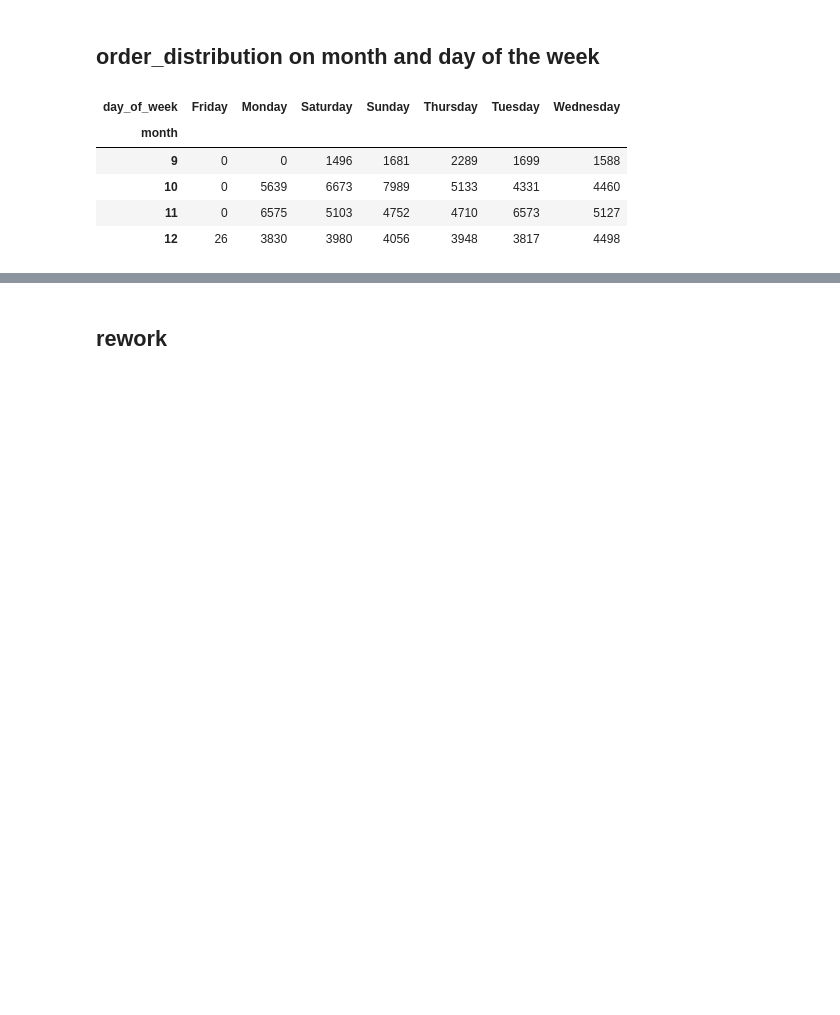
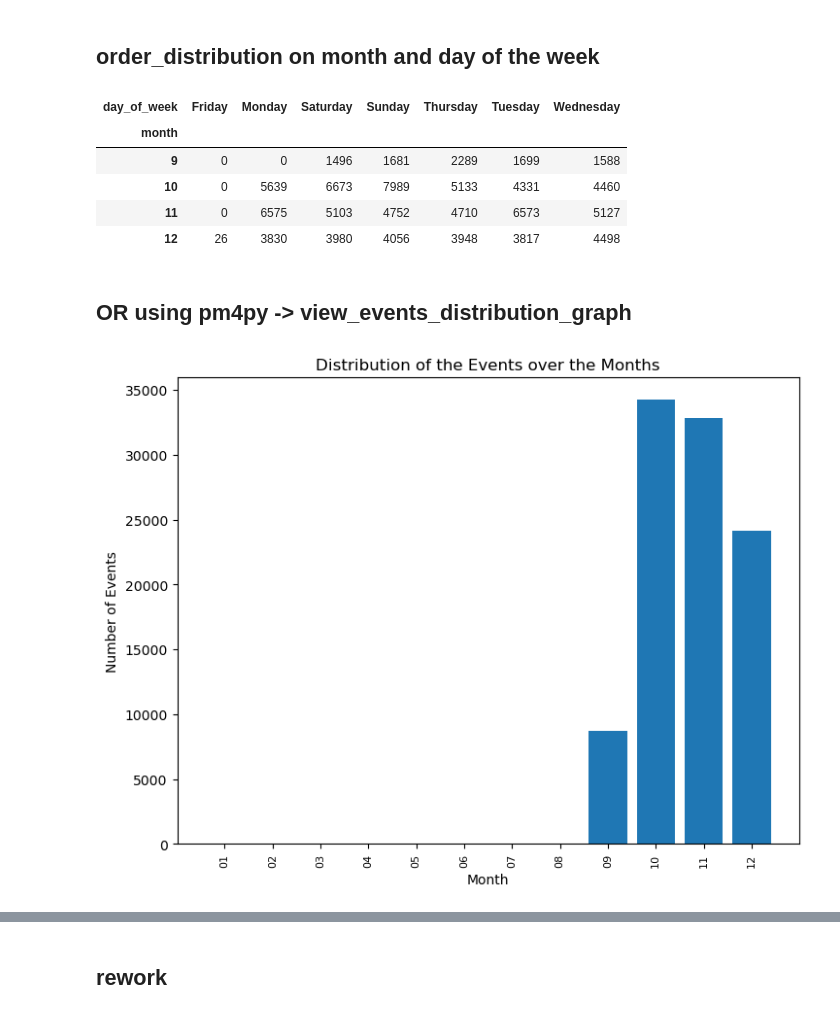
Before and after one commit to Mahdipoorjahangiri/ProcessMiningProject, a Jupyter notebook: main.ipynb, the cells around one changed output, grey strips where cells are left out. Cells and saved outputs as stored; diff of their text form; code cells hidden in the pictures; blank space fills up the shorter version.

Commit message:
add view_events_distribution_graph

```diff
--- a/main.ipynb
+++ b/main.ipynb
@@ -208,3 +208,10 @@ order_distribution
 | 10 | 0 | 5639 | 6673 | 7989 | 5133 | 4331 | 4460 |
 | 11 | 0 | 6575 | 5103 | 4752 | 4710 | 6573 | 5127 |
 | 12 | 26 | 3830 | 3980 | 4056 | 3948 | 3817 | 4498 |
+# %% [markdown]
+<h2>OR using pm4py -> view_events_distribution_graph</h2>
+# %%
+# over months
+pm4py.view_events_distribution_graph(event_log, distr_type="months") # Matplotlib inside!
+# %% [output]
+[figure, added]
```
Also changed, not shown: parts of 1 cell of this notebook.
